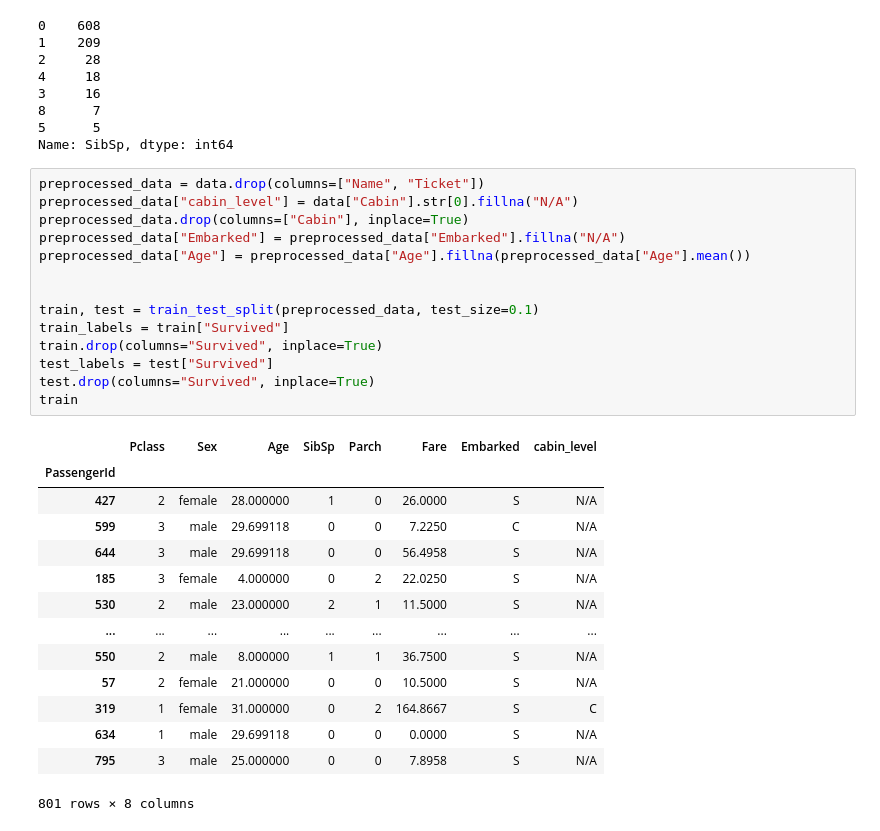
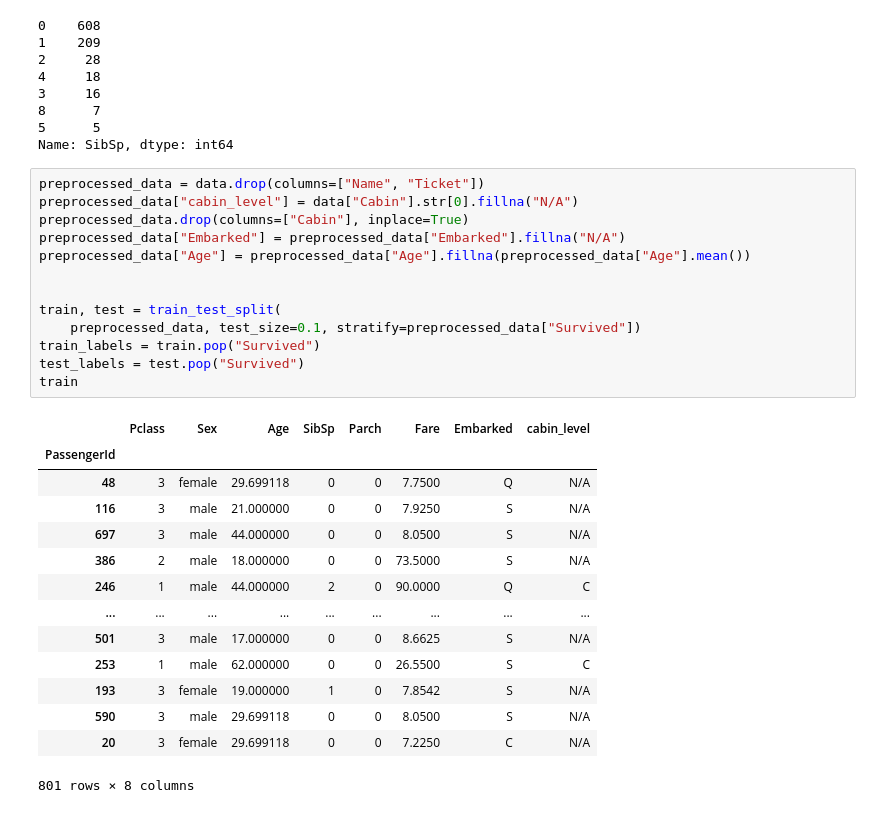
Before and after one commit to vonHousen/lime, a Jupyter notebook: doc/mod/notebooks/DatesetsLookup.ipynb, the cells around one changed output. Cells and saved outputs as stored; diff of their text form.

```diff
--- a/doc/mod/notebooks/DatesetsLookup.ipynb
+++ b/doc/mod/notebooks/DatesetsLookup.ipynb
@@ -46,29 +46,28 @@ Name: SibSp, dtype: int64
 # %%
 preprocessed_data = data.drop(columns=["Name", "Ticket"])
 preprocessed_data["cabin_level"] = data["Cabin"].str[0].fillna("N/A")
 preprocessed_data.drop(columns=["Cabin"], inplace=True)
 preprocessed_data["Embarked"] = preprocessed_data["Embarked"].fillna("N/A")
 preprocessed_data["Age"] = preprocessed_data["Age"].fillna(preprocessed_data["Age"].mean())
 
 
-train, test = train_test_split(preprocessed_data, test_size=0.1)
-train_labels = train["Survived"]
-train.drop(columns="Survived", inplace=True)
-test_labels = test["Survived"]
-test.drop(columns="Survived", inplace=True)
+train, test = train_test_split(
+    preprocessed_data, test_size=0.1, stratify=preprocessed_data["Survived"])
+train_labels = train.pop("Survived")
+test_labels = test.pop("Survived")
 train
 # %% [output]
 |  | Pclass | Sex | Age | SibSp | Parch | Fare | Embarked | cabin_level |
 | PassengerId |  |  |  |  |  |  |  |  |
-| 427 | 2 | female | 28.000000 | 1 | 0 | 26.0000 | S | N/A |
-| 599 | 3 | male | 29.699118 | 0 | 0 | 7.2250 | C | N/A |
-| 644 | 3 | male | 29.699118 | 0 | 0 | 56.4958 | S | N/A |
-| 185 | 3 | female | 4.000000 | 0 | 2 | 22.0250 | S | N/A |
-| 530 | 2 | male | 23.000000 | 2 | 1 | 11.5000 | S | N/A |
+| 48 | 3 | female | 29.699118 | 0 | 0 | 7.7500 | Q | N/A |
+| 116 | 3 | male | 21.000000 | 0 | 0 | 7.9250 | S | N/A |
+| 697 | 3 | male | 44.000000 | 0 | 0 | 8.0500 | S | N/A |
+| 386 | 2 | male | 18.000000 | 0 | 0 | 73.5000 | S | N/A |
+| 246 | 1 | male | 44.000000 | 2 | 0 | 90.0000 | Q | C |
 | ... | ... | ... | ... | ... | ... | ... | ... | ... |
-| 550 | 2 | male | 8.000000 | 1 | 1 | 36.7500 | S | N/A |
-| 57 | 2 | female | 21.000000 | 0 | 0 | 10.5000 | S | N/A |
-| 319 | 1 | female | 31.000000 | 0 | 2 | 164.8667 | S | C |
-| 634 | 1 | male | 29.699118 | 0 | 0 | 0.0000 | S | N/A |
-| 795 | 3 | male | 25.000000 | 0 | 0 | 7.8958 | S | N/A |
+| 501 | 3 | male | 17.000000 | 0 | 0 | 8.6625 | S | N/A |
+| 253 | 1 | male | 62.000000 | 0 | 0 | 26.5500 | S | C |
+| 193 | 3 | female | 19.000000 | 1 | 0 | 7.8542 | S | N/A |
+| 590 | 3 | male | 29.699118 | 0 | 0 | 8.0500 | S | N/A |
+| 20 | 3 | female | 29.699118 | 0 | 0 | 7.2250 | C | N/A |
 801 rows × 8 columns
```
Also changed, not shown: parts of 17 cells of this notebook.
